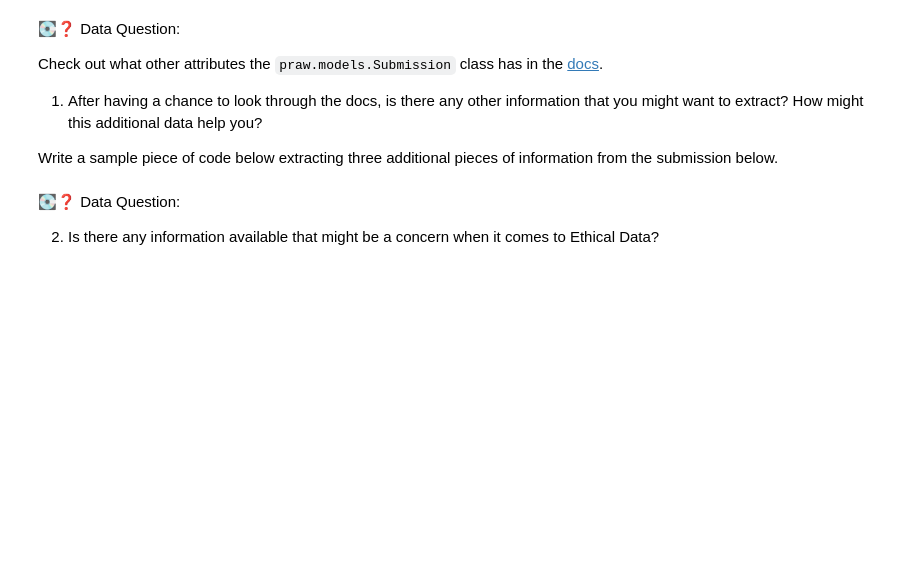
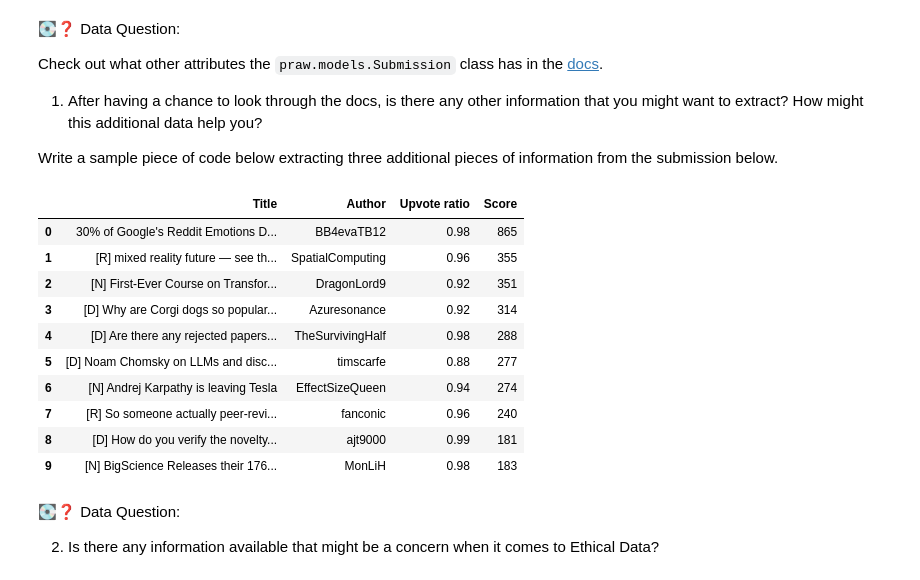
Before and after one commit to PrzemekSekula/ML_engineer, a Jupyter notebook: week-3-analyze-sentiment-subreddit/nb/analyze-sentiment-subreddit.ipynb, the cells around one changed output. Cells and saved outputs as stored; diff of their text form; code cells hidden in the pictures; blank space fills up the shorter version.

Commit message:
feat: Week 3 assignment submission

```diff
--- a/week-3-analyze-sentiment-subreddit/nb/analyze-sentiment-subreddit.ipynb
+++ b/week-3-analyze-sentiment-subreddit/nb/analyze-sentiment-subreddit.ipynb
@@ -78,2 +80,22 @@ reddit = praw.Reddit(
+# %%
+import yaml
+import praw
+
+CREDENTIALS_FILE = '../credentials/secrets_reddit.yaml'
+
+with open(CREDENTIALS_FILE, "r") as f:
+    credentials = yaml.safe_load(f)
+    CLIENT_ID = credentials['REDDIT']['REDDIT_API_CLIENT_ID']
+    CLIENT_SECRET = credentials['REDDIT']['REDDIT_API_CLIENT_SECRET']
+    USER_AGENT = credentials['REDDIT']['REDDIT_API_USER_AGENT']
+
+# Create a Reddit object which allows us to interact with the Reddit API
+reddit = praw.Reddit(
+    client_id=CLIENT_ID,
+    client_secret=CLIENT_SECRET,
+    #password="PASSWORD",
+    user_agent=USER_AGENT,
+    #username="USERNAME",
+)
 # %%
 print(reddit)
@@ -89,3 +113,5 @@ print(reddit)
 Lastly, create a `subreddit` object for your favorite subreddit and inspect the object. The expected outputs you will see are from `r/machinelearning` unless otherwise specified.
 # %%
 # YOUR CODE HERE
+subreddit = reddit.subreddit('machinelearning')
+subreddit.title
@@ -140,0 +212,4 @@ Find titles of top 10 posts of **all time** from your favorite subreddit. Refer
+# %%
+# YOUR CODE HERE
+for idx, topic in enumerate(subreddit.top(limit=10)):
+    print (topic.title)
@@ -160,0 +245,4 @@ What are the titles of the top 10 posts of **this week** from your favorite subr
+# %%
+# YOUR CODE HERE
+for idx, topic in enumerate(subreddit.top(limit=10, time_filter='week')):
+    print (topic.title)
@@ -185,3 +282,22 @@ Write a sample piece of code below extracting three additional pieces of informa
+# %%
+# YOUR CODE HERE
+import pandas as pd
+df = pd.DataFrame(columns = ('Title', 'Author', 'Upvote ratio', 'Score'))
+for idx, topic in enumerate(subreddit.top(limit=10, time_filter='week')):
+    df.loc[idx, :] = (topic.title, topic.author, topic.upvote_ratio, topic.score)
+df
+# %% [output]
+|  | Title | Author | Upvote ratio | Score |
+| 0 | 30% of Google's Reddit Emotions D... | BB4evaTB12 | 0.98 | 865 |
+| 1 | [R] mixed reality future — see th... | SpatialComputing | 0.96 | 355 |
+| 2 | [N] First-Ever Course on Transfor... | DragonLord9 | 0.92 | 351 |
+| 3 | [D] Why are Corgi dogs so popular... | Azuresonance | 0.92 | 314 |
+| 4 | [D] Are there any rejected papers... | TheSurvivingHalf | 0.98 | 288 |
+| 5 | [D] Noam Chomsky on LLMs and disc... | timscarfe | 0.88 | 277 |
+| 6 | [N] Andrej Karpathy is leaving Tesla | EffectSizeQueen | 0.94 | 274 |
+| 7 | [R] So someone actually peer-revi... | fanconic | 0.96 | 240 |
+| 8 | [D] How do you verify the novelty... | ajt9000 | 0.99 | 181 |
+| 9 | [N] BigScience Releases their 176... | MonLiH | 0.98 | 183 |
 # %% [markdown]
 💽❓ Data Question:
 
```
Also changed, not shown: parts of 43 cells of this notebook, 1 other file.
